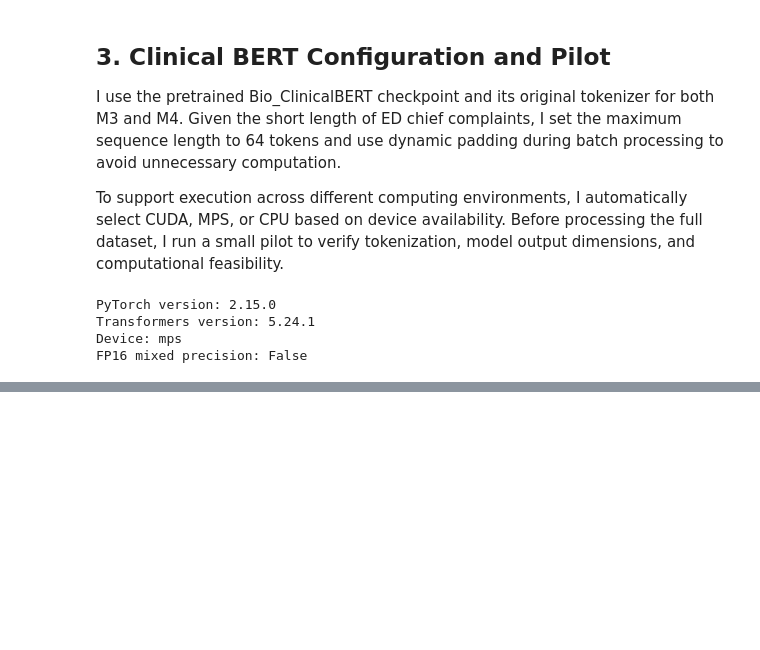
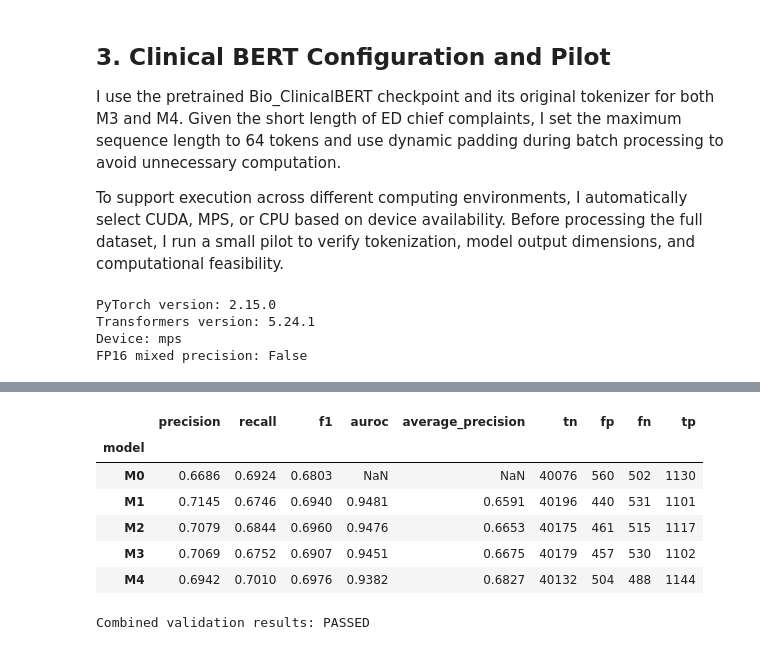
Before and after one commit to elisali-dev/ed-lbp-nlp-benchmark, a Jupyter notebook: notebooks/04c_clinical_bert_models.ipynb, the cells around one changed output, grey strips where cells are left out. Saved outputs shown, nothing was run; the diff lists cells and outputs as text; code cells hidden in the pictures; blank space fills up the shorter version.

```diff
--- a/notebooks/04c_clinical_bert_models.ipynb
+++ b/notebooks/04c_clinical_bert_models.ipynb
@@ -275,0 +1891,59 @@ print(f"Estimated full embedding extraction: {estimated_minutes:.1f} minutes")
+# %%
+EXPECTED_MODELS = ["M0", "M1", "M2", "M3", "M4"]
+
+METRIC_COLUMNS = [
+    "precision",
+    "recall",
+    "f1",
+    "auroc",
+    "average_precision",
+    "tn", "fp", "fn", "tp"
+]
+
+# Verify model and metric coverage
+assert all_validation_metrics.index.is_unique
+assert set(all_validation_metrics.index) == set(EXPECTED_MODELS)
+assert set(METRIC_COLUMNS).issubset(
+    all_validation_metrics.columns
+)
+
+all_validation_metrics = all_validation_metrics.loc[
+    EXPECTED_MODELS, METRIC_COLUMNS
+]
+
+# Verify consistent validation class counts
+assert (
+    all_validation_metrics["tn"]
+    + all_validation_metrics["fp"]
+    == (y_val == 0).sum()
+).all()
+
+assert (
+    all_validation_metrics["fn"]
+    + all_validation_metrics["tp"]
+    == (y_val == 1).sum()
+).all()
+
+# Verify ranking-based metric availability
+ranking_metrics = ["auroc", "average_precision"]
+
+assert all_validation_metrics.loc[
+    "M0", ranking_metrics
+].isna().all()
+
+assert all_validation_metrics.loc[
+    ["M1", "M2", "M3", "M4"], ranking_metrics
+].notna().all().all()
+
+display(all_validation_metrics.round(4))
+
+print("Combined validation results: PASSED")
+# %% [output]
+|  | precision | recall | f1 | auroc | average_precision | tn | fp | fn | tp |
+| model |  |  |  |  |  |  |  |  |  |
+| M0 | 0.6686 | 0.6924 | 0.6803 | NaN | NaN | 40076 | 560 | 502 | 1130 |
+| M1 | 0.7145 | 0.6746 | 0.6940 | 0.9481 | 0.6591 | 40196 | 440 | 531 | 1101 |
+| M2 | 0.7079 | 0.6844 | 0.6960 | 0.9476 | 0.6653 | 40175 | 461 | 515 | 1117 |
+| M3 | 0.7069 | 0.6752 | 0.6907 | 0.9451 | 0.6675 | 40179 | 457 | 530 | 1102 |
+| M4 | 0.6942 | 0.7010 | 0.6976 | 0.9382 | 0.6827 | 40132 | 504 | 488 | 1144 |
+Combined validation results: PASSED
```
Also changed, not shown: parts of 61 cells of this notebook, 2 other files.
